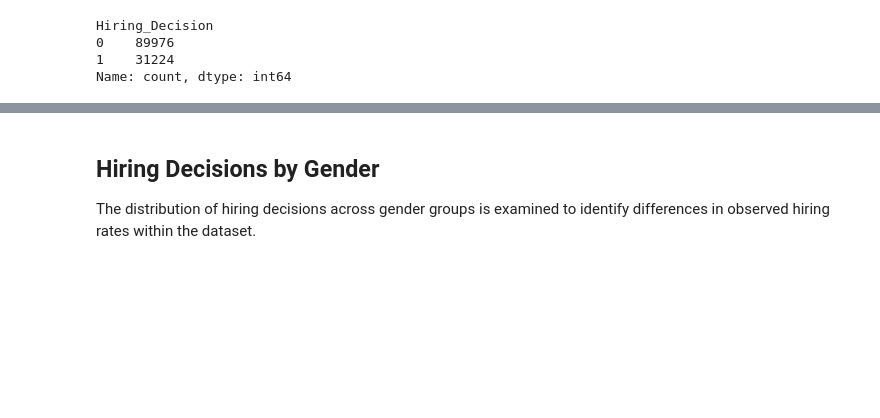
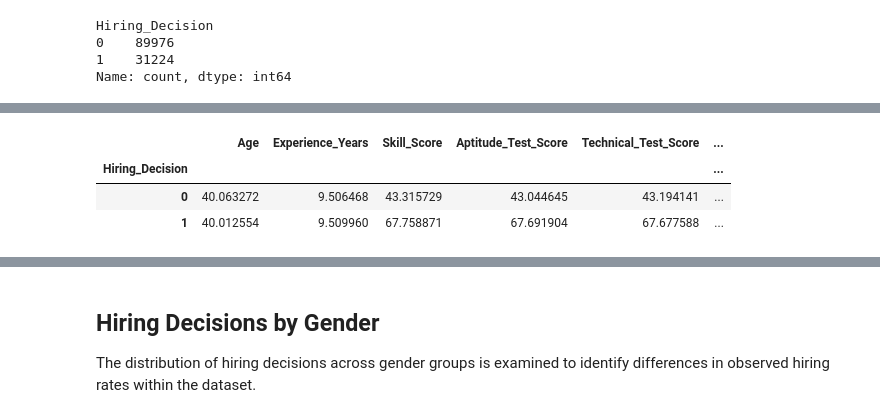
Before and after one commit to hiteshhighest/AI-Biasness, a Jupyter notebook: notebooks/01_data_exploration.ipynb, the cells around one changed output, grey strips where cells are left out. Cells and saved outputs as stored; diff of their text form; code cells hidden in the pictures; blank space fills up the shorter version.

```diff
--- a/notebooks/01_data_exploration.ipynb
+++ b/notebooks/01_data_exploration.ipynb
@@ -305,0 +313,20 @@ Name: count, dtype: int64
+# %%
+df.groupby("Hiring_Decision")[
+    [
+        "Age",
+        "Experience_Years",
+        "Skill_Score",
+        "Aptitude_Test_Score",
+        "Technical_Test_Score",
+        "Communication_Score",
+        "Certifications_Count",
+        "Previous_Companies",
+        "Interview_Score",
+        "Expected_Salary"
+    ]
+].mean()
+# %% [output]
+|  | Age | Experience_Years | Skill_Score | Aptitude_Test_Score | Technical_Test_Score | ... |
+| Hiring_Decision |  |  |  |  |  | ... |
+| 0 | 40.063272 | 9.506468 | 43.315729 | 43.044645 | 43.194141 | ... |
+| 1 | 40.012554 | 9.509960 | 67.758871 | 67.691904 | 67.677588 | ... |
```
Also changed, not shown: parts of 8 cells of this notebook, 2 other files.
